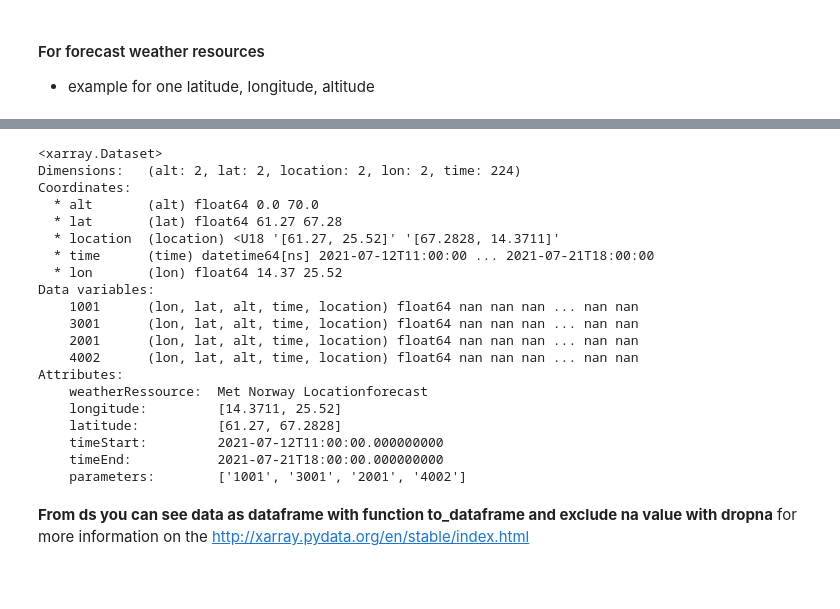
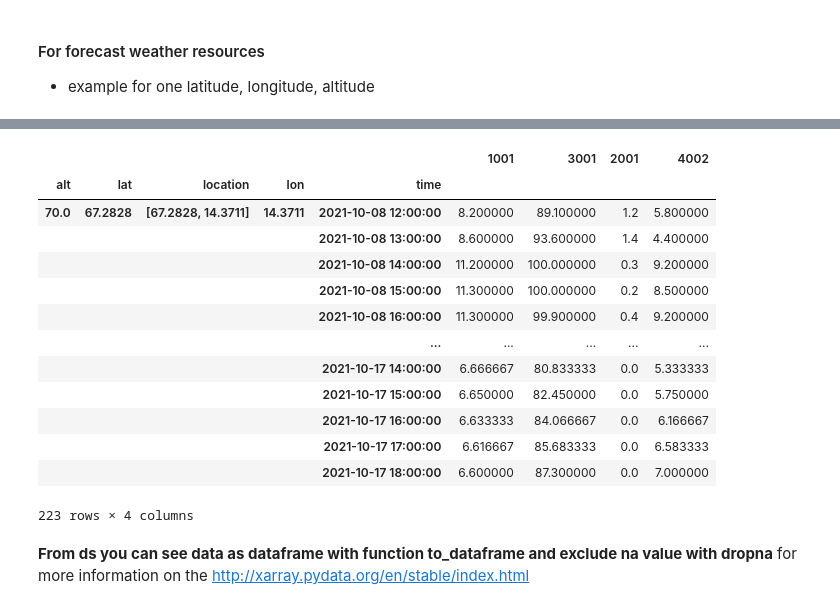
Before and after one commit to pradal/weatherdata, a Jupyter notebook: example/weatherdata_ipm.ipynb, the cells around one changed output, grey strips where cells are left out. Saved outputs shown, nothing was run; the diff lists cells and outputs as text; code cells hidden in the pictures; blank space fills up the shorter version.

```diff
--- a/example/weatherdata_ipm.ipynb
+++ b/example/weatherdata_ipm.ipynb
@@ -162,28 +200,24 @@ Attributes:
     parameters:        ['1001', '3001', '2001', '4002']
+# %%
+ds.to_dataframe()
+# %% [output]
+|  |  |  |  |  | 1001 | 3001 | 2001 | 4002 |
+| alt | lat | location | lon | time |  |  |  |  |
+| 70.0 | 67.2828 | [67.2828, 14.3711] | 14.3711 | 2021-10-08 12:00:00 | 8.200000 | 89.100000 | 1.2 | 5.800000 |
+|  |  |  |  | 2021-10-08 13:00:00 | 8.600000 | 93.600000 | 1.4 | 4.400000 |
+|  |  |  |  | 2021-10-08 14:00:00 | 11.200000 | 100.000000 | 0.3 | 9.200000 |
+|  |  |  |  | 2021-10-08 15:00:00 | 11.300000 | 100.000000 | 0.2 | 8.500000 |
+|  |  |  |  | 2021-10-08 16:00:00 | 11.300000 | 99.900000 | 0.4 | 9.200000 |
+|  |  |  |  | ... | ... | ... | ... | ... |
+|  |  |  |  | 2021-10-17 14:00:00 | 6.666667 | 80.833333 | 0.0 | 5.333333 |
+|  |  |  |  | 2021-10-17 15:00:00 | 6.650000 | 82.450000 | 0.0 | 5.750000 |
+|  |  |  |  | 2021-10-17 16:00:00 | 6.633333 | 84.066667 | 0.0 | 6.166667 |
+|  |  |  |  | 2021-10-17 17:00:00 | 6.616667 | 85.683333 | 0.0 | 6.583333 |
+|  |  |  |  | 2021-10-17 18:00:00 | 6.600000 | 87.300000 | 0.0 | 7.000000 |
+223 rows × 4 columns
 # %%
-ds=norway.data(latitude=[67.2828,61.27], longitude=[14.3711,25.52], altitude=[70,0.],format='ds')
+ds=norway.data(latitude=[67.2828,61.27], longitude=[14.3711,25.52], altitude=[70, 0],format='ds')
 ds
-# %% [output]
-<xarray.Dataset>
-Dimensions:   (alt: 2, lat: 2, location: 2, lon: 2, time: 224)
-Coordinates:
-  * alt       (alt) float64 0.0 70.0
-  * lat       (lat) float64 61.27 67.28
-  * location  (location) <U18 '[61.27, 25.52]' '[67.2828, 14.3711]'
-  * time      (time) datetime64[ns] 2021-07-12T11:00:00 ... 2021-07-21T18:00:00
-  * lon       (lon) float64 14.37 25.52
-Data variables:
-    1001      (lon, lat, alt, time, location) float64 nan nan nan ... nan nan
-    3001      (lon, lat, alt, time, location) float64 nan nan nan ... nan nan
-    2001      (lon, lat, alt, time, location) float64 nan nan nan ... nan nan
-    4002      (lon, lat, alt, time, location) float64 nan nan nan ... nan nan
-Attributes:
-    weatherRessource:  Met Norway Locationforecast
-    longitude:         [14.3711, 25.52]
-    latitude:          [61.27, 67.2828]
-    timeStart:         2021-07-12T11:00:00.000000000
-    timeEnd:           2021-07-21T18:00:00.000000000
-    parameters:        ['1001', '3001', '2001', '4002']
 # %% [markdown]
 **From ds you can see data as dataframe with function to_dataframe and exclude na value with dropna**
 for more information on the http://xarray.pydata.org/en/stable/index.html
```
Also changed, not shown: parts of 8 cells of this notebook.
